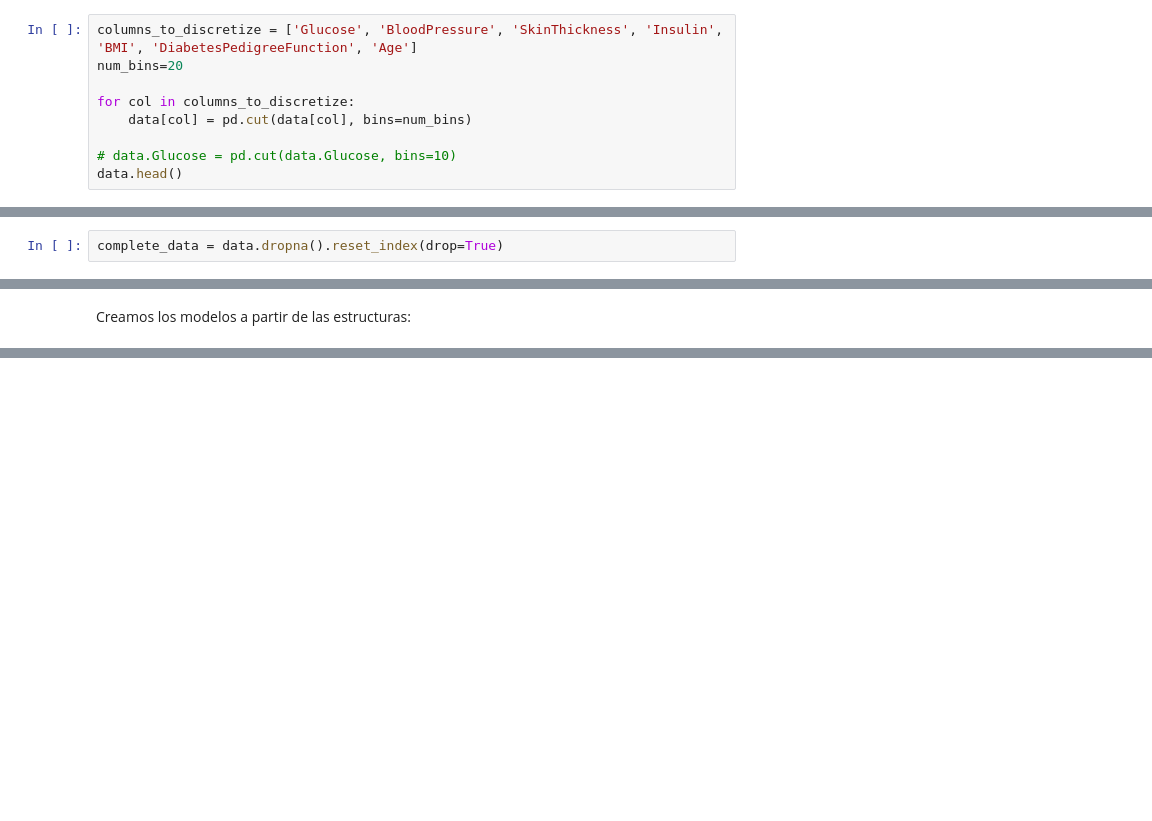
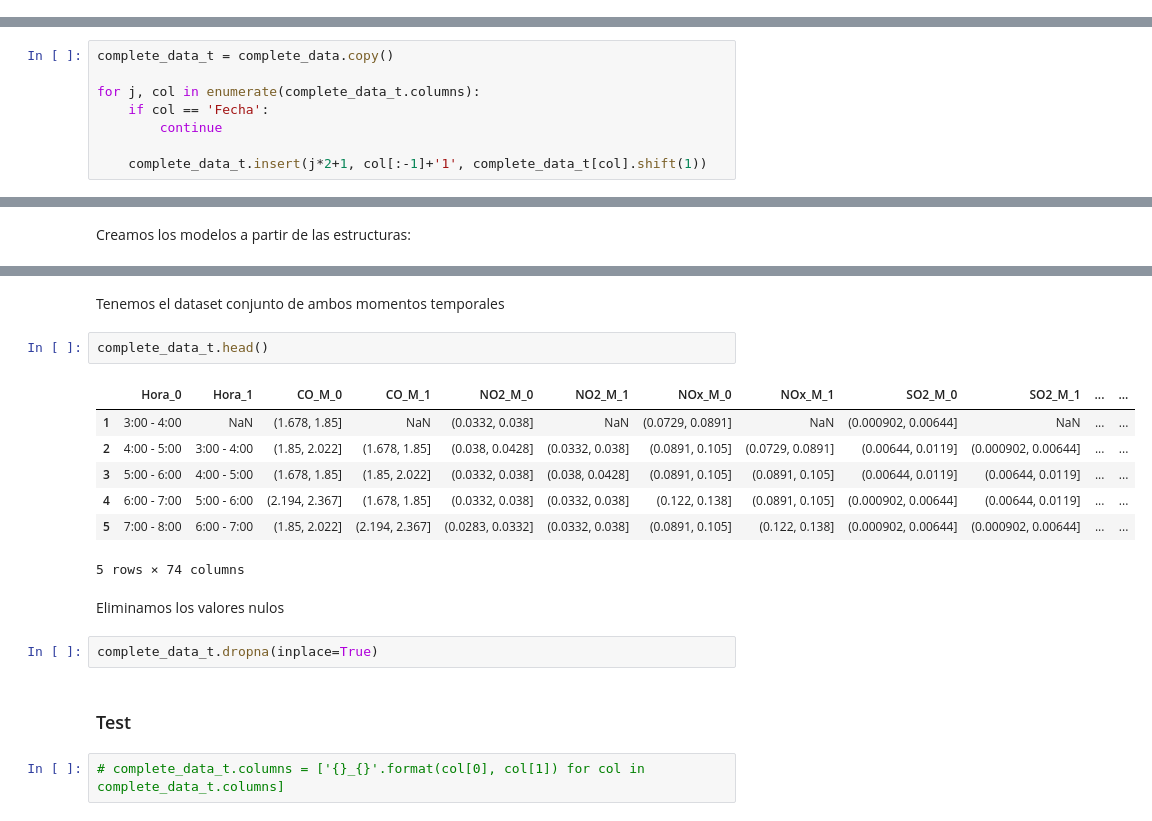
Before and after one commit to RafaRuz/pgm, a Jupyter notebook: pollution_mexico_city_pgmpy.ipynb, the cells around one changed output, grey strips where cells are left out. Cells and saved outputs as stored; diff of their text form; blank space fills up the shorter version.

```diff
--- a/pollution_mexico_city_pgmpy.ipynb
+++ b/pollution_mexico_city_pgmpy.ipynb
@@ -68,9 +131,0 @@ Discretizamos las variables numéricas:
-# %%
-columns_to_discretize = ['Glucose', 'BloodPressure', 'SkinThickness', 'Insulin', 'BMI', 'DiabetesPedigreeFunction', 'Age']
-num_bins=20
-
-for col in columns_to_discretize:
-    data[col] = pd.cut(data[col], bins=num_bins)
-
-# data.Glucose = pd.cut(data.Glucose, bins=10)
-data.head()
@@ -86,2 +131,0 @@ Y separamos los registros completos(sin valores nulos) de los iniciales
-# %%
-complete_data = data.dropna().reset_index(drop=True)
@@ -87,0 +134,8 @@ complete_data = data.dropna().reset_index(drop=True)
+# %%
+complete_data_t = complete_data.copy()
+
+for j, col in enumerate(complete_data_t.columns):
+    if col == 'Fecha':
+        continue
+
+    complete_data_t.insert(j*2+1, col[:-1]+'1', complete_data_t[col].shift(1))
@@ -538,0 +468,20 @@ print("Constraint:\n", classification_report(list(y_pred_constraint['Outcome']),
+# %% [markdown]
+Tenemos el dataset conjunto de ambos momentos temporales
+# %%
+complete_data_t.head()
+# %% [output]
+|  | Hora_0 | Hora_1 | CO_M_0 | CO_M_1 | NO2_M_0 | NO2_M_1 | NOx_M_0 | NOx_M_1 | SO2_M_0 | SO2_M_1 | ... | ... |
+| 1 | 3:00 - 4:00 | NaN | (1.678, 1.85] | NaN | (0.0332, 0.038] | NaN | (0.0729, 0.0891] | NaN | (0.000902, 0.00644] | NaN | ... | ... |
+| 2 | 4:00 - 5:00 | 3:00 - 4:00 | (1.85, 2.022] | (1.678, 1.85] | (0.038, 0.0428] | (0.0332, 0.038] | (0.0891, 0.105] | (0.0729, 0.0891] | (0.00644, 0.0119] | (0.000902, 0.00644] | ... | ... |
+| 3 | 5:00 - 6:00 | 4:00 - 5:00 | (1.678, 1.85] | (1.85, 2.022] | (0.0332, 0.038] | (0.038, 0.0428] | (0.0891, 0.105] | (0.0891, 0.105] | (0.00644, 0.0119] | (0.00644, 0.0119] | ... | ... |
+| 4 | 6:00 - 7:00 | 5:00 - 6:00 | (2.194, 2.367] | (1.678, 1.85] | (0.0332, 0.038] | (0.0332, 0.038] | (0.122, 0.138] | (0.0891, 0.105] | (0.000902, 0.00644] | (0.00644, 0.0119] | ... | ... |
+| 5 | 7:00 - 8:00 | 6:00 - 7:00 | (1.85, 2.022] | (2.194, 2.367] | (0.0283, 0.0332] | (0.0332, 0.038] | (0.0891, 0.105] | (0.122, 0.138] | (0.000902, 0.00644] | (0.000902, 0.00644] | ... | ... |
+5 rows × 74 columns
+# %% [markdown]
+Eliminamos los valores nulos
+# %%
+complete_data_t.dropna(inplace=True)
+# %% [markdown]
+### Test
+# %%
+# complete_data_t.columns = ['{}_{}'.format(col[0], col[1]) for col in complete_data_t.columns]
```
Also changed, not shown: parts of 144 cells of this notebook, 8 other files.
